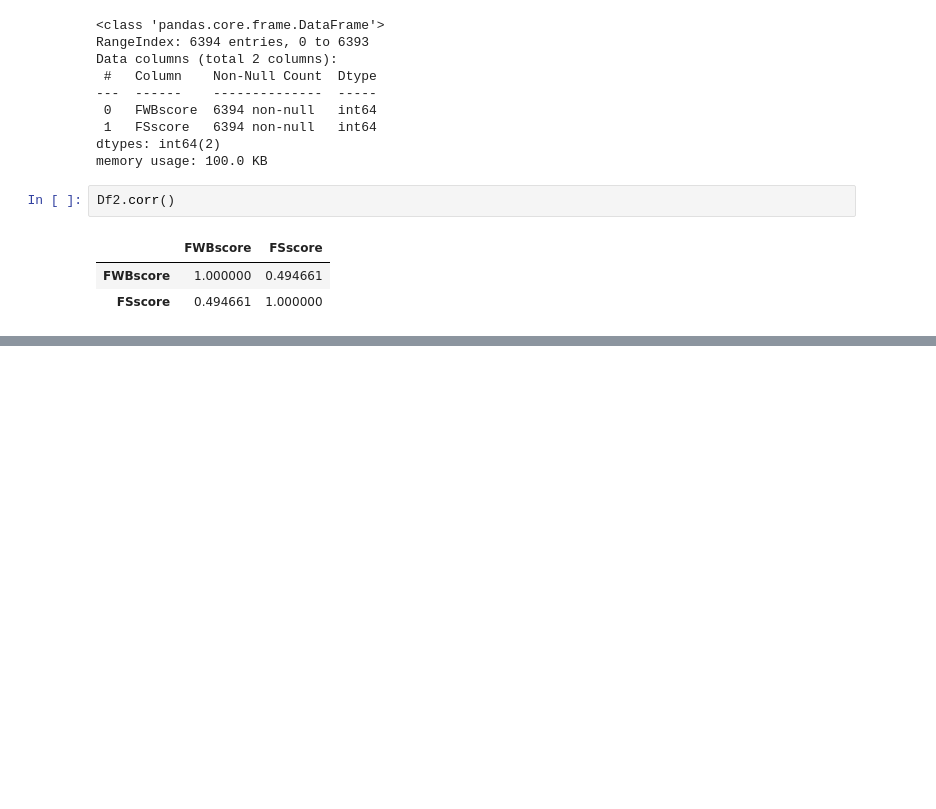
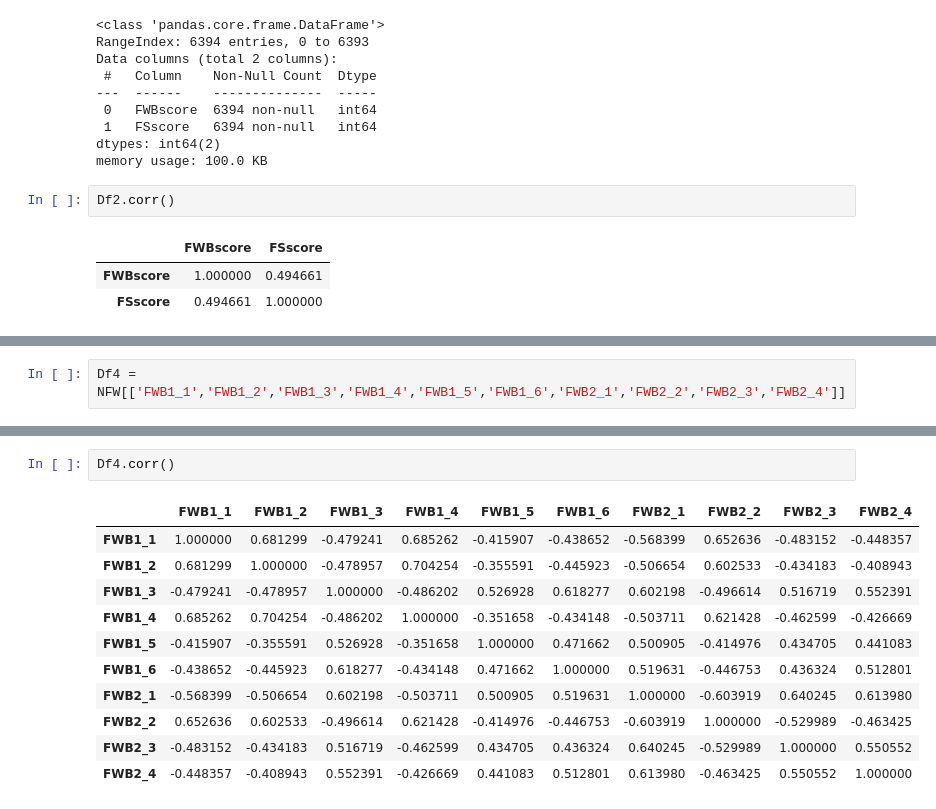
Before and after one commit to williamreid2020/4301, a Jupyter notebook: NFWB.ipynb, the cells around one changed output, grey strips where cells are left out. Cells and saved outputs as stored; diff of their text form; blank space fills up the shorter version.

```diff
--- a/NFWB.ipynb
+++ b/NFWB.ipynb
@@ -131,0 +187,2 @@ Df3.corr()
+# %%
+Df4 = NFW[['FWB1_1','FWB1_2','FWB1_3','FWB1_4','FWB1_5','FWB1_6','FWB2_1','FWB2_2','FWB2_3','FWB2_4']]
@@ -131,0 +209,14 @@ Df3.corr()
+# %%
+Df4.corr()
+# %% [output]
+|  | FWB1_1 | FWB1_2 | FWB1_3 | FWB1_4 | FWB1_5 | FWB1_6 | FWB2_1 | FWB2_2 | FWB2_3 | FWB2_4 |
+| FWB1_1 | 1.000000 | 0.681299 | -0.479241 | 0.685262 | -0.415907 | -0.438652 | -0.568399 | 0.652636 | -0.483152 | -0.448357 |
+| FWB1_2 | 0.681299 | 1.000000 | -0.478957 | 0.704254 | -0.355591 | -0.445923 | -0.506654 | 0.602533 | -0.434183 | -0.408943 |
+| FWB1_3 | -0.479241 | -0.478957 | 1.000000 | -0.486202 | 0.526928 | 0.618277 | 0.602198 | -0.496614 | 0.516719 | 0.552391 |
+| FWB1_4 | 0.685262 | 0.704254 | -0.486202 | 1.000000 | -0.351658 | -0.434148 | -0.503711 | 0.621428 | -0.462599 | -0.426669 |
+| FWB1_5 | -0.415907 | -0.355591 | 0.526928 | -0.351658 | 1.000000 | 0.471662 | 0.500905 | -0.414976 | 0.434705 | 0.441083 |
+| FWB1_6 | -0.438652 | -0.445923 | 0.618277 | -0.434148 | 0.471662 | 1.000000 | 0.519631 | -0.446753 | 0.436324 | 0.512801 |
+| FWB2_1 | -0.568399 | -0.506654 | 0.602198 | -0.503711 | 0.500905 | 0.519631 | 1.000000 | -0.603919 | 0.640245 | 0.613980 |
+| FWB2_2 | 0.652636 | 0.602533 | -0.496614 | 0.621428 | -0.414976 | -0.446753 | -0.603919 | 1.000000 | -0.529989 | -0.463425 |
+| FWB2_3 | -0.483152 | -0.434183 | 0.516719 | -0.462599 | 0.434705 | 0.436324 | 0.640245 | -0.529989 | 1.000000 | 0.550552 |
+| FWB2_4 | -0.448357 | -0.408943 | 0.552391 | -0.426669 | 0.441083 | 0.512801 | 0.613980 | -0.463425 | 0.550552 | 1.000000 |
```
Also changed, not shown: parts of 13 cells of this notebook.
